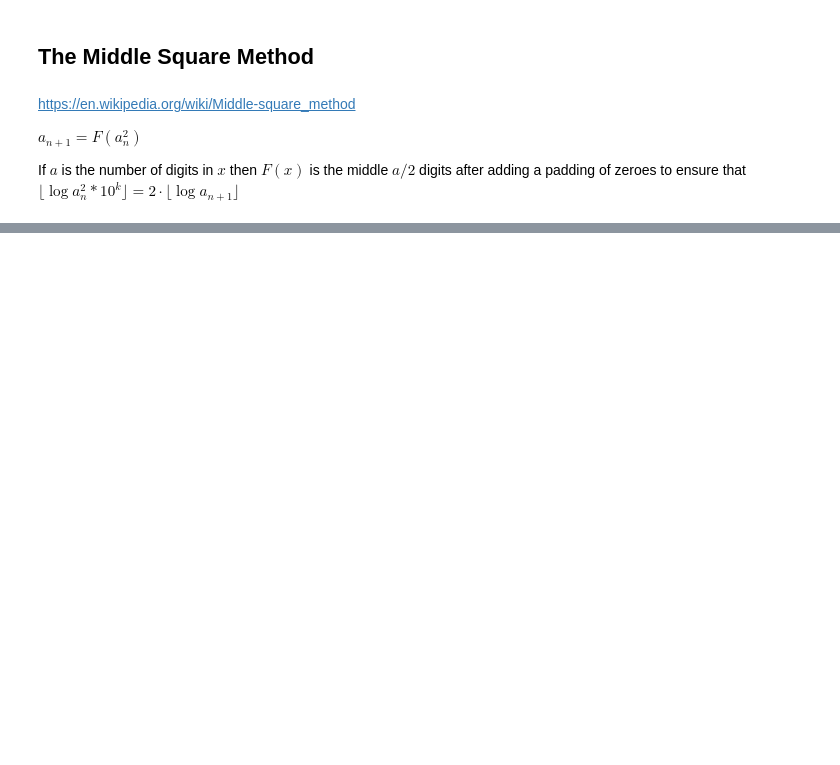
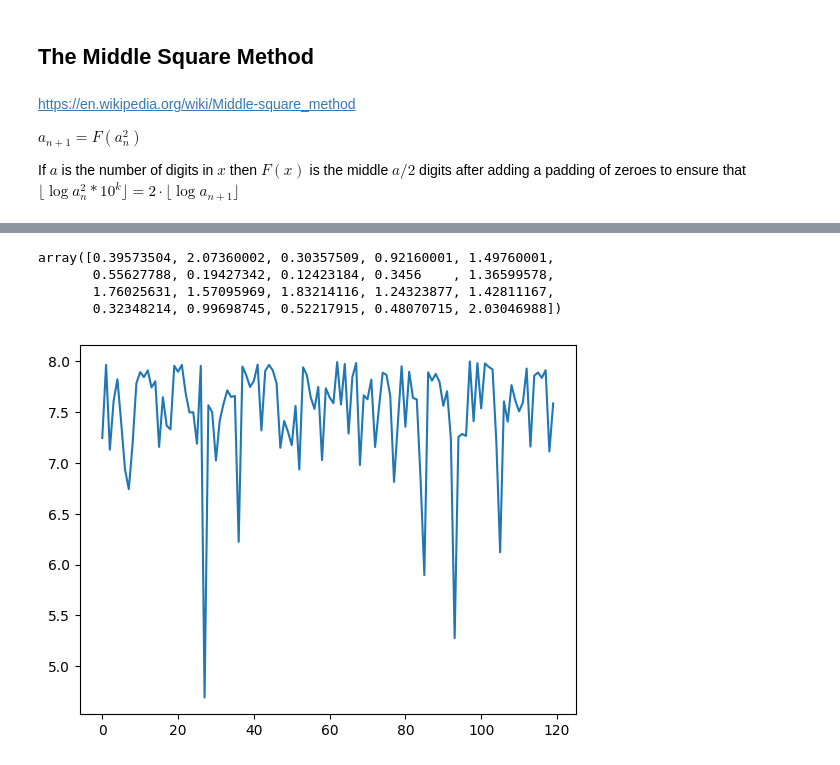
Before and after one commit to YLiu-101/pseudorandom-nums, a Jupyter notebook: middle-square.ipynb, the cells around one changed output, grey strips where cells are left out. Drawn from its saved outputs; the diff is of its cells as text; code cells hidden in the pictures; blank space fills up the shorter version.

```diff
--- a/middle-square.ipynb
+++ b/middle-square.ipynb
@@ -32,0 +56,14 @@ NameError: name 'plt' is not defined
+# %%
+x = 120
+plt.plot(range(counter)[:x],(np.log((np.array(list(already_seen))))/math.log(10))[:x])
+# plt.plot(range(counter),(np.array(list(already_seen))))
+
+# plt.ylim(num_digits,num_digits+1)
+# np.array(list(already_seen)).delete(seed_number)
+np.array(list(already_seen))[0:20]/seed_number
+# %% [output]
+array([0.39573504, 2.07360002, 0.30357509, 0.92160001, 1.49760001,
+       0.55627788, 0.19427342, 0.12423184, 0.3456    , 1.36599578,
+       1.76025631, 1.57095969, 1.83214116, 1.24323877, 1.42811167,
+       0.32348214, 0.99698745, 0.52217915, 0.48070715, 2.03046988])
+[figure, added]
```
Also changed, not shown: parts of 4 cells of this notebook.
